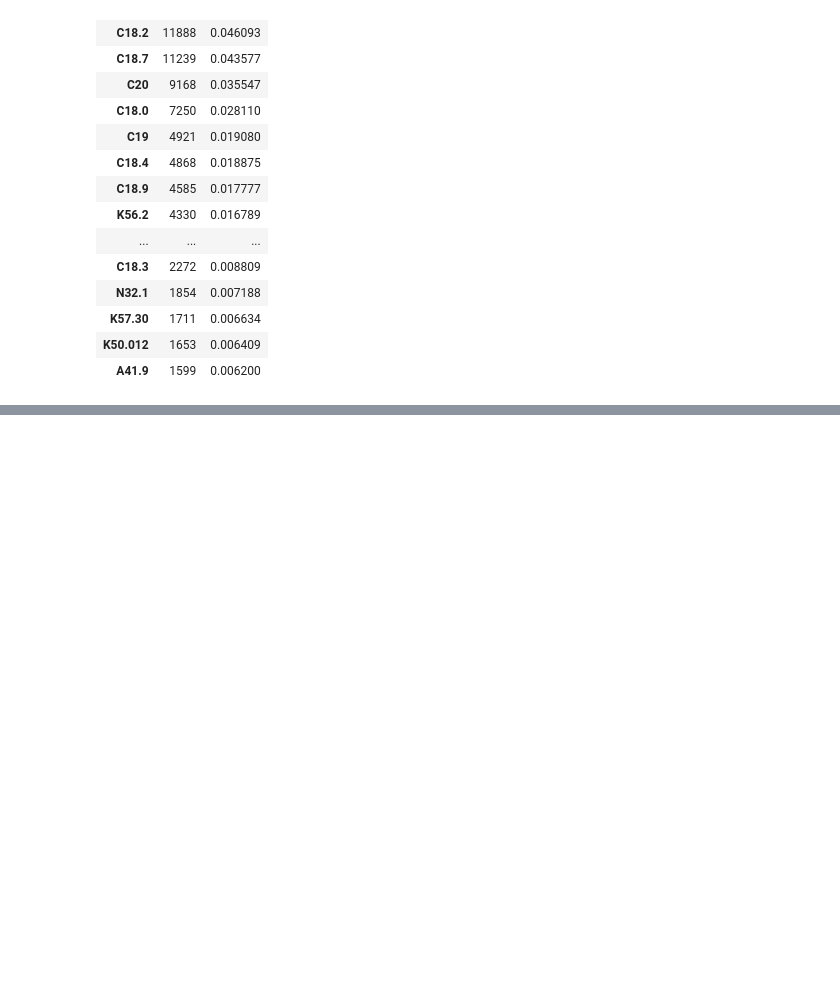
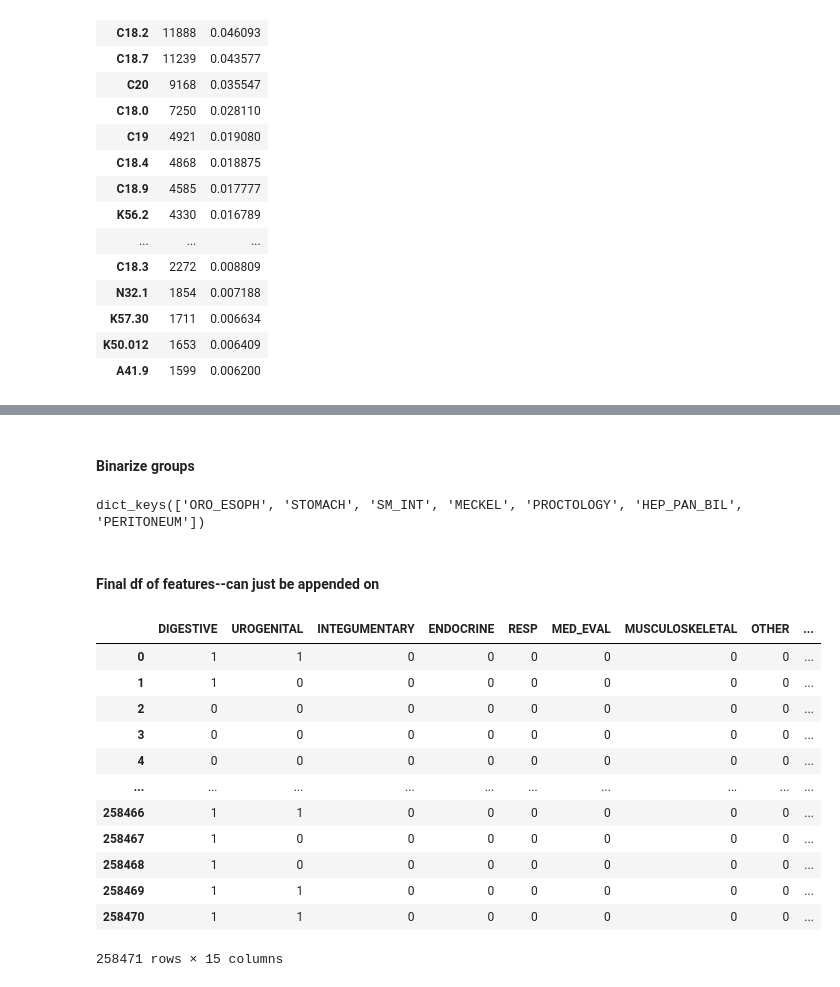
Before and after one commit to sjo302/Capstone, a Jupyter notebook: Notebooks/05_comparing_procedures.ipynb, the cells around one changed output, grey strips where cells are left out. Saved outputs shown, nothing was run; the diff lists cells and outputs as text; code cells hidden in the pictures; blank space fills up the shorter version.

```diff
--- a/Notebooks/05_comparing_procedures.ipynb
+++ b/Notebooks/05_comparing_procedures.ipynb
@@ -297,0 +435,13 @@ df.head(21)
+# %% [markdown]
+#### Binarize groups
+# %%
+proc_groups = list(proc_maps.category.unique())
+
+for cat in proc_maps.category.unique():
+    temp_list = []
+    for i in range(len(proc)):
+        if cat in proc.cat_list[i]:
+            temp_list.append(1)
+        else:
+            temp_list.append(0)
+    proc[cat] = temp_list
@@ -297,0 +450,47 @@ df.head(21)
+# %%
+dig_groups = {}
+dig_groups["ORO_ESOPH"] = {"bot":42955, "top":43499}
+dig_groups["STOMACH"] = {"bot":43500, "top":43999}
+dig_groups["SM_INT"] = {"bot":44000, "top":44799}
+dig_groups["MECKEL"] = {"bot":44800, "top":44899}
+dig_groups["PROCTOLOGY"] = {"bot":44900, "top":46999}
+dig_groups["HEP_PAN_BIL"] = {"bot":47000, "top":48999}
+dig_groups["PERITONEUM"] = {"bot":48999, "top":49999}
+# %%
+dig_groups.keys()
+# %% [output]
+dict_keys(['ORO_ESOPH', 'STOMACH', 'SM_INT', 'MECKEL', 'PROCTOLOGY', 'HEP_PAN_BIL', 'PERITONEUM'])
+# %%
+for grp in dig_groups.keys():
+    temp_list = []
+    for i in range(len(proc)):
+        temp_val = 0
+        for codes in proc.code_list[i]:
+            if (codes >= dig_groups[grp]["bot"]) & (codes <= dig_groups[grp]["top"]):
+                temp_val+=1
+        if temp_val > 0:
+            temp_list.append(1)
+        else:
+            temp_list.append(0)
+
+    proc[grp] = temp_list
+# %% [markdown]
+#### Final df of features--can just be appended on
+# %%
+final_procs = proc[list(proc_maps.category.unique()) + list(dig_groups.keys())]
+# %%
+final_procs
+# %% [output]
+|  | DIGESTIVE | UROGENITAL | INTEGUMENTARY | ENDOCRINE | RESP | MED_EVAL | MUSCULOSKELETAL | OTHER | ... |
+| 0 | 1 | 1 | 0 | 0 | 0 | 0 | 0 | 0 | ... |
+| 1 | 1 | 0 | 0 | 0 | 0 | 0 | 0 | 0 | ... |
+| 2 | 0 | 0 | 0 | 0 | 0 | 0 | 0 | 0 | ... |
+| 3 | 0 | 0 | 0 | 0 | 0 | 0 | 0 | 0 | ... |
+| 4 | 0 | 0 | 0 | 0 | 0 | 0 | 0 | 0 | ... |
+| ... | ... | ... | ... | ... | ... | ... | ... | ... | ... |
+| 258466 | 1 | 1 | 0 | 0 | 0 | 0 | 0 | 0 | ... |
+| 258467 | 1 | 0 | 0 | 0 | 0 | 0 | 0 | 0 | ... |
+| 258468 | 1 | 0 | 0 | 0 | 0 | 0 | 0 | 0 | ... |
+| 258469 | 1 | 1 | 0 | 0 | 0 | 0 | 0 | 0 | ... |
+| 258470 | 1 | 1 | 0 | 0 | 0 | 0 | 0 | 0 | ... |
+258471 rows × 15 columns
```
Also changed, not shown: parts of 21 cells of this notebook.
